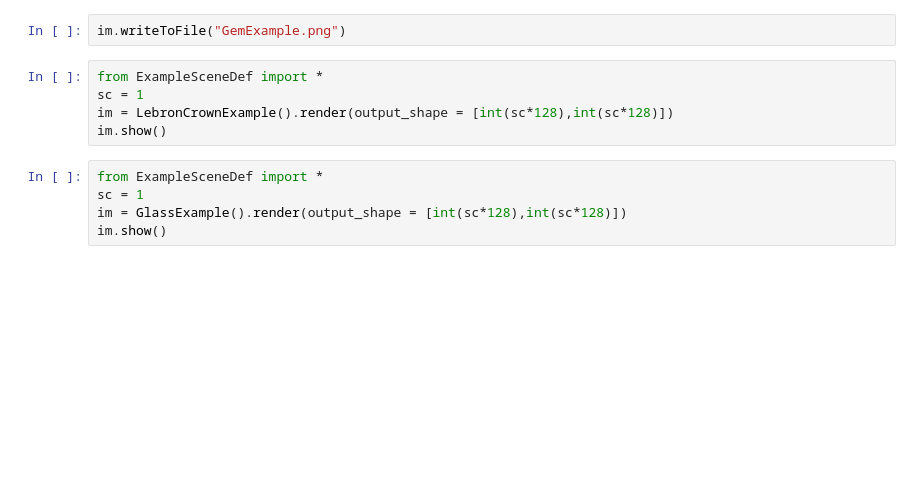
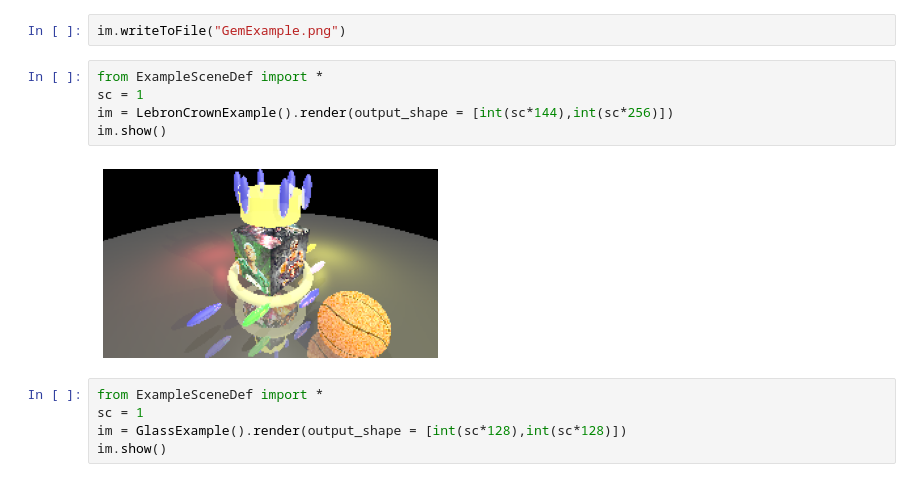
Before and after one commit to shaostassen/CS4620-C2, a Jupyter notebook: Testing.ipynb, the cells around one changed output. Drawn from its saved outputs; the diff is of its cells as text; blank space fills up the shorter version.

```diff
--- a/Testing.ipynb
+++ b/Testing.ipynb
@@ -88,8 +90,10 @@ im.writeToFile("GemExample.png")
 # %%
 from ExampleSceneDef import *
 sc = 1
-im = LebronCrownExample().render(output_shape = [int(sc*128),int(sc*128)])
+im = LebronCrownExample().render(output_shape = [int(sc*144),int(sc*256)])
 im.show()
+# %% [output]
+[figure, added]
 # %%
 from ExampleSceneDef import *
 sc = 1
```
Also changed, not shown: parts of 3 cells of this notebook, 2 other files.
